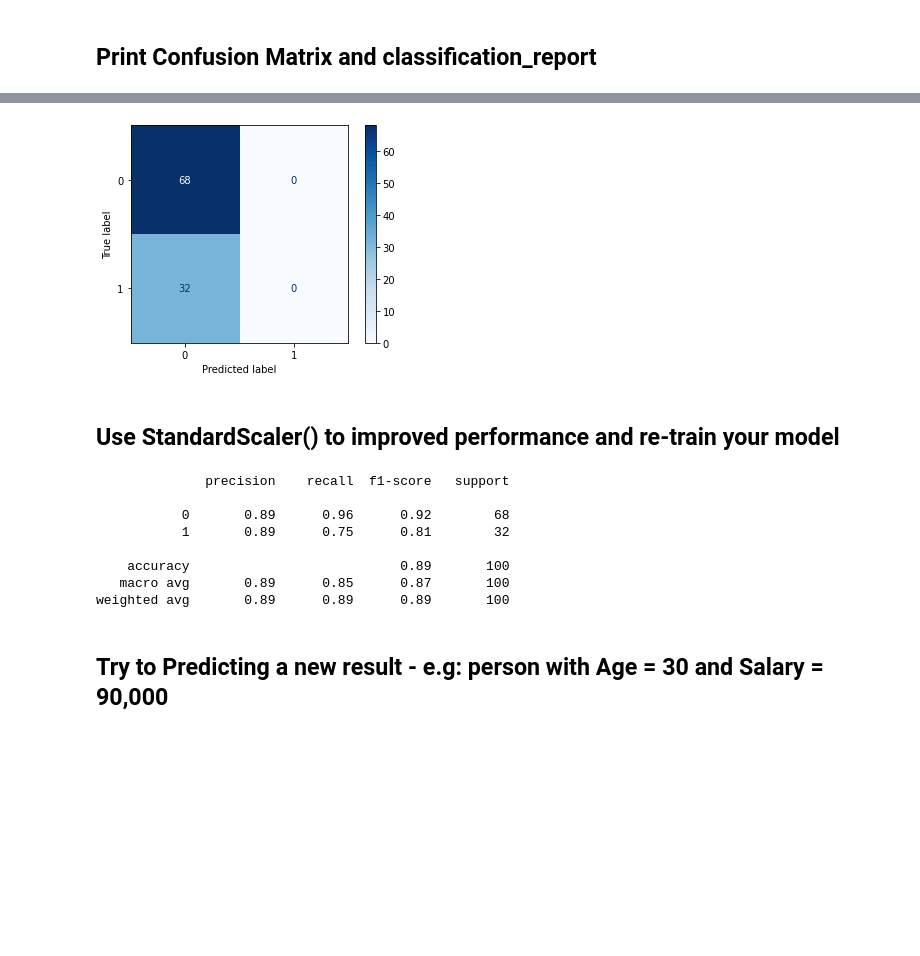
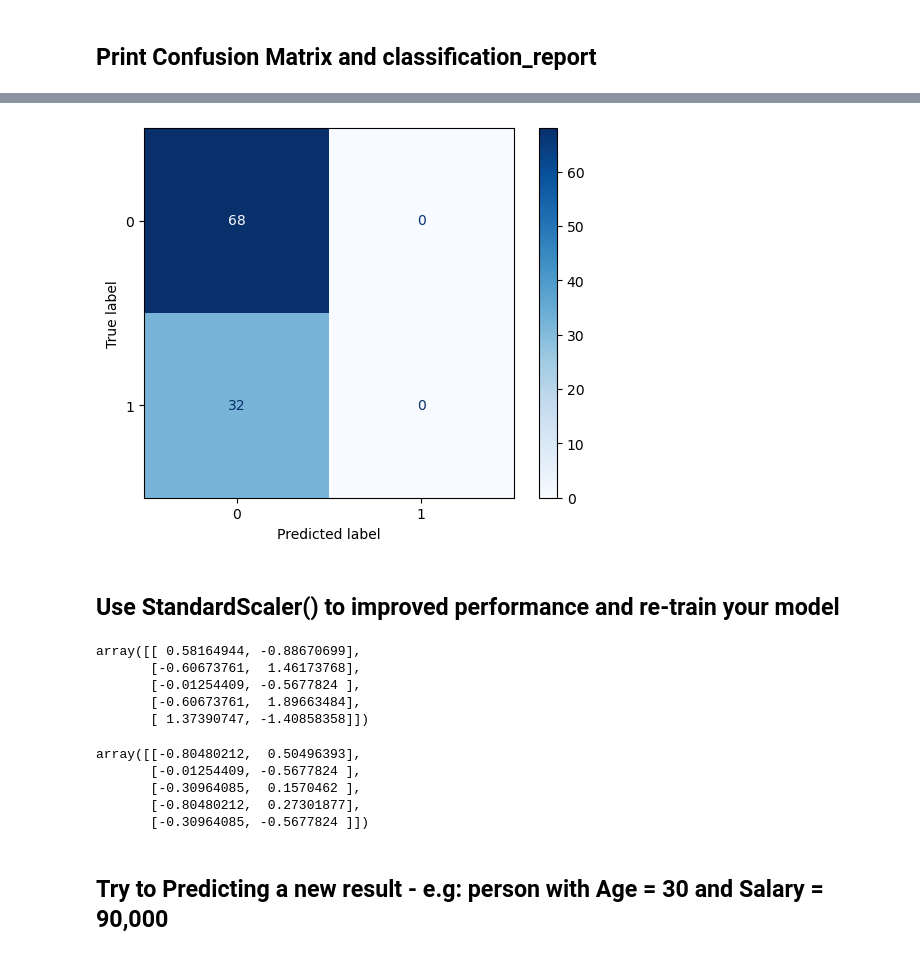
Before and after one commit to Tuwaiq-Data-Science-Bootcamp-V2/LogisticRegression_Lab, a Jupyter notebook: LogisticRegression_Assignment.ipynb, the cells around one changed output, grey strips where cells are left out. Cells and saved outputs as stored; diff of their text form; code cells hidden in the pictures; blank space fills up the shorter version.

```diff
--- a/LogisticRegression_Assignment.ipynb
+++ b/LogisticRegression_Assignment.ipynb
@@ -45,6 +45,9 @@ dtypes: int64(4), object(1)
 memory usage: 15.8+ KB
 # %% [markdown]
 ## Define X by selecting only the age and EstimatedSalary, and y with purchased column
+# %%
+X = dataset[['Age','EstimatedSalary']]
+y = dataset['Purchased']
 # %%
 X.head()
 # %% [output]
@@ -83,3 +88,8 @@ Name: Purchased, dtype: int64
 # First: Logistic Regression model
 # %% [markdown]
 ## Split the dataset into Training set and Test set with test_size = 0.25 and random_state = 0
+# %%
+from sklearn.model_selection import train_test_split
+
+X_train, X_test, y_train, y_test = train_test_split(X, y, test_size=0.25, random_state=0)
+X_train
@@ -86,2 +110,8 @@ Name: Purchased, dtype: int64
 # %% [markdown]
 ## Train the model with random_state = 0
+# %%
+from sklearn.linear_model import LogisticRegression
+from sklearn.metrics import classification_report, confusion_matrix, accuracy_score
+
+logmodel = LogisticRegression()
+logmodel
@@ -94,0 +122,4 @@ Name: Purchased, dtype: int64
+# %%
+logmodel.fit(X_train,y_train)
+predictions = logmodel.predict(X_test)
+predictions
@@ -134,17 +214,7 @@ weighted avg       0.46      0.68      0.55       100
 # %%
-plot_confusion_matrix(classifier, X=X_test, y_true=y_test, cmap='Blues');
+plot_confusion_matrix(logmodel,X_test, y_test, cmap='Blues');
+plt.show()
 # %% [output]
-[figure, old version]
+[figure, new version]
 # %% [markdown]
 ## Use StandardScaler() to improved performance and re-train your model
-# %%
-print(classification_report(y_test, y_pred))
-# %% [output]
-              precision    recall  f1-score   support
-
-           0       0.89      0.96      0.92        68
-           1       0.89      0.75      0.81        32
-
-    accuracy                           0.89       100
-   macro avg       0.89      0.85      0.87       100
-weighted avg       0.89      0.89      0.89       100
@@ -151,2 +223,22 @@ weighted avg       0.89      0.89      0.89       100
+# %%
+sc= StandardScaler()
+
+x_train_scaled=sc.fit_transform(X_train)
+x_train_scaled[:5]
+# %% [output]
+array([[ 0.58164944, -0.88670699],
+       [-0.60673761,  1.46173768],
+       [-0.01254409, -0.5677824 ],
+       [-0.60673761,  1.89663484],
+       [ 1.37390747, -1.40858358]])
+# %%
+x_test_scaled=sc.transform(X_test)
+x_test_scaled[:5]
+# %% [output]
+array([[-0.80480212,  0.50496393],
+       [-0.01254409, -0.5677824 ],
+       [-0.30964085,  0.1570462 ],
+       [-0.80480212,  0.27301877],
+       [-0.30964085, -0.5677824 ]])
 # %% [markdown]
 ## Try to Predicting a new result - e.g: person with Age = 30 and Salary = 90,000
```
Also changed, not shown: parts of 21 cells of this notebook.
